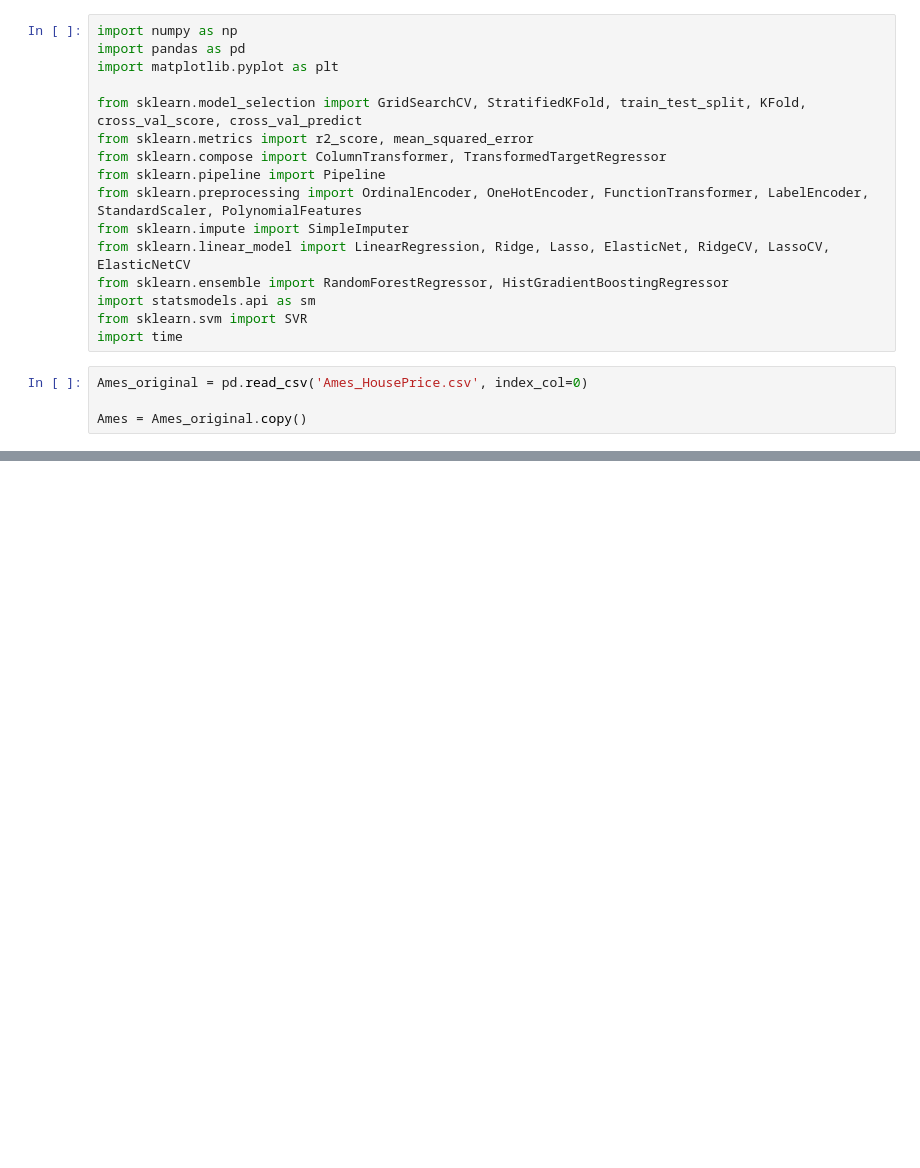
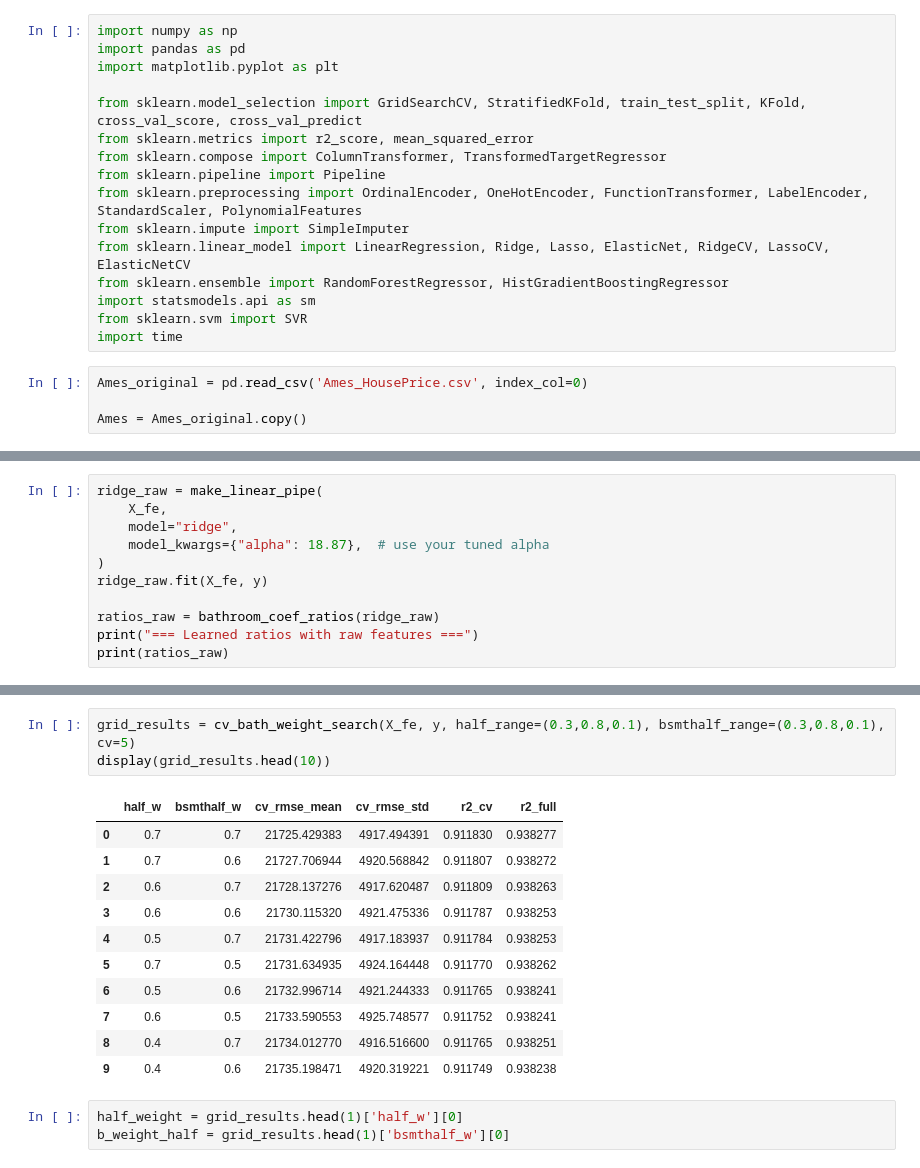
Before and after one commit to asilbert/MLProject, a Jupyter notebook: MLProject_V2.ipynb, the cells around one changed output, grey strips where cells are left out. Drawn from its saved outputs; the diff is of its cells as text; blank space fills up the shorter version.

```diff
--- a/MLProject_V2.ipynb
+++ b/MLProject_V2.ipynb
@@ -459,0 +1282,11 @@ print(cv_eval_models(X=X_fe, y=y, models=[
+# %%
+ridge_raw = make_linear_pipe(
+    X_fe,
+    model="ridge",
+    model_kwargs={"alpha": 18.87},  # use your tuned alpha
+)
+ridge_raw.fit(X_fe, y)
+
+ratios_raw = bathroom_coef_ratios(ridge_raw)
+print("=== Learned ratios with raw features ===")
+print(ratios_raw)
@@ -459,0 +1872,18 @@ print(cv_eval_models(X=X_fe, y=y, models=[
+# %%
+grid_results = cv_bath_weight_search(X_fe, y, half_range=(0.3,0.8,0.1), bsmthalf_range=(0.3,0.8,0.1), cv=5)
+display(grid_results.head(10))
+# %% [output]
+|  | half_w | bsmthalf_w | cv_rmse_mean | cv_rmse_std | r2_cv | r2_full |
+| 0 | 0.7 | 0.7 | 21725.429383 | 4917.494391 | 0.911830 | 0.938277 |
+| 1 | 0.7 | 0.6 | 21727.706944 | 4920.568842 | 0.911807 | 0.938272 |
+| 2 | 0.6 | 0.7 | 21728.137276 | 4917.620487 | 0.911809 | 0.938263 |
+| 3 | 0.6 | 0.6 | 21730.115320 | 4921.475336 | 0.911787 | 0.938253 |
+| 4 | 0.5 | 0.7 | 21731.422796 | 4917.183937 | 0.911784 | 0.938253 |
+| 5 | 0.7 | 0.5 | 21731.634935 | 4924.164448 | 0.911770 | 0.938262 |
+| 6 | 0.5 | 0.6 | 21732.996714 | 4921.244333 | 0.911765 | 0.938241 |
+| 7 | 0.6 | 0.5 | 21733.590553 | 4925.748577 | 0.911752 | 0.938241 |
+| 8 | 0.4 | 0.7 | 21734.012770 | 4916.516600 | 0.911765 | 0.938251 |
+| 9 | 0.4 | 0.6 | 21735.198471 | 4920.319221 | 0.911749 | 0.938238 |
+# %%
+half_weight = grid_results.head(1)['half_w'][0]
+b_weight_half = grid_results.head(1)['bsmthalf_w'][0]
```
Also changed, not shown: parts of 47 cells of this notebook, 2 other files.
